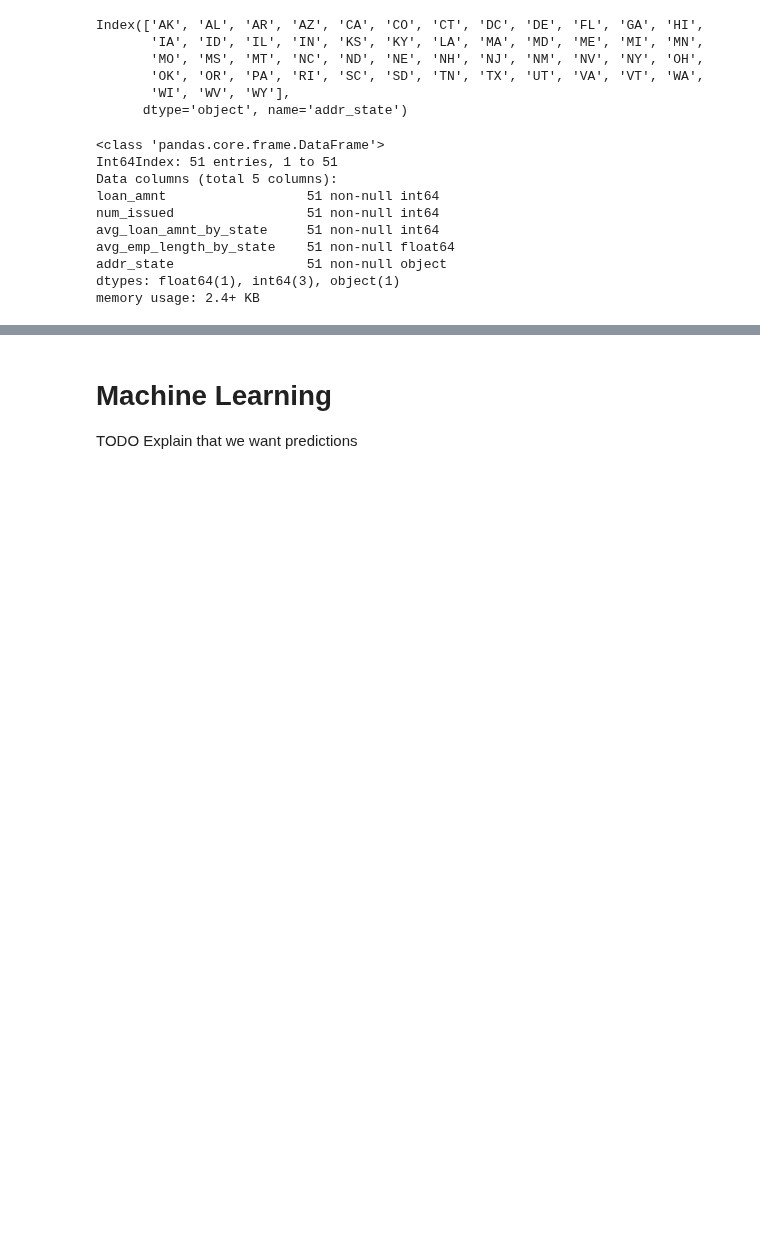
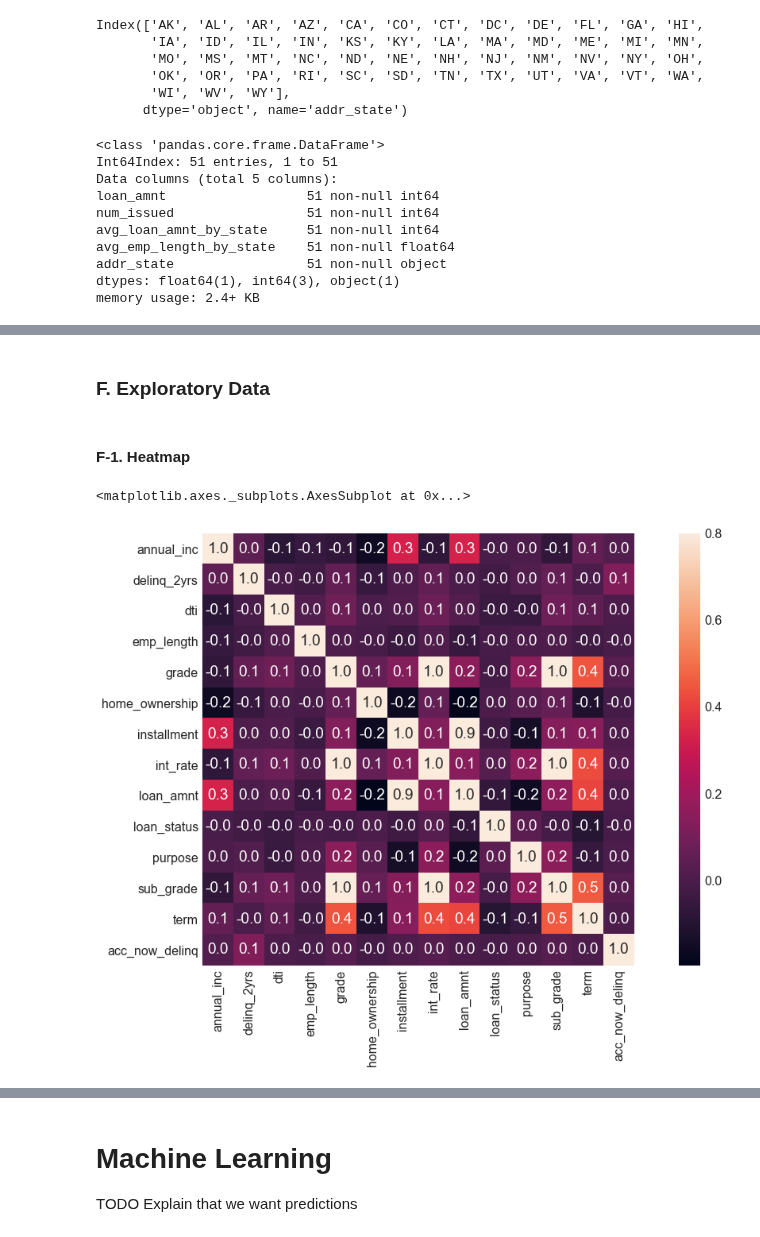
Before and after one commit to Deedasmi/mis665_final, a Jupyter notebook: mis665_final.ipynb, the cells around one changed output, grey strips where cells are left out. Drawn from its saved outputs; the diff is of its cells as text; code cells hidden in the pictures; blank space fills up the shorter version.

Commit message:
Fixed E section and added Exploratory analysis

```diff
--- a/mis665_final.ipynb
+++ b/mis665_final.ipynb
@@ -403,0 +383,28 @@ iplot( fig, filename='d4-cloropleth-map' )
+# %% [markdown]
+### F. Exploratory Data
+# %%
+# create new dataset for exploratory analysis
+df_exp = pd.DataFrame()
+df_exp['annual_inc'] = df_copy['annual_inc']
+df_exp['delinq_2yrs'] = df_copy['delinq_2yrs']
+df_exp['dti'] = df_copy['dti']
+df_exp['emp_length'] = categorize(df_copy['emp_length'])
+df_exp['grade'] = categorize(df_copy['grade'])
+df_exp['home_ownership'] = categorize(df_copy['home_ownership'])
+df_exp['installment'] = df_copy['installment']
+df_exp['int_rate'] = df_copy['int_rate']
+df_exp['loan_amnt'] = df_copy['loan_amnt']
+df_exp['loan_status'] = categorize(df_copy['loan_status'])
+df_exp['purpose'] = categorize(df_copy['purpose'])
+df_exp['sub_grade'] = categorize(df_copy['sub_grade'])
+df_exp['term'] = categorize(df_copy['term'])
+df_exp['acc_now_delinq'] = df_copy['acc_now_delinq']
+# %% [markdown]
+#### F-1. Heatmap
+# %%
+plt.figure(figsize=(20,10))
+sns.set_context("paper", font_scale=2)
+sns.heatmap(df_exp.corr(), vmax=.8, square=True, annot=True, fmt='.1f')
+# %% [output]
+<matplotlib.axes._subplots.AxesSubplot at 0x...>
+[figure, added]
```
Also changed, not shown: parts of 27 cells of this notebook.
